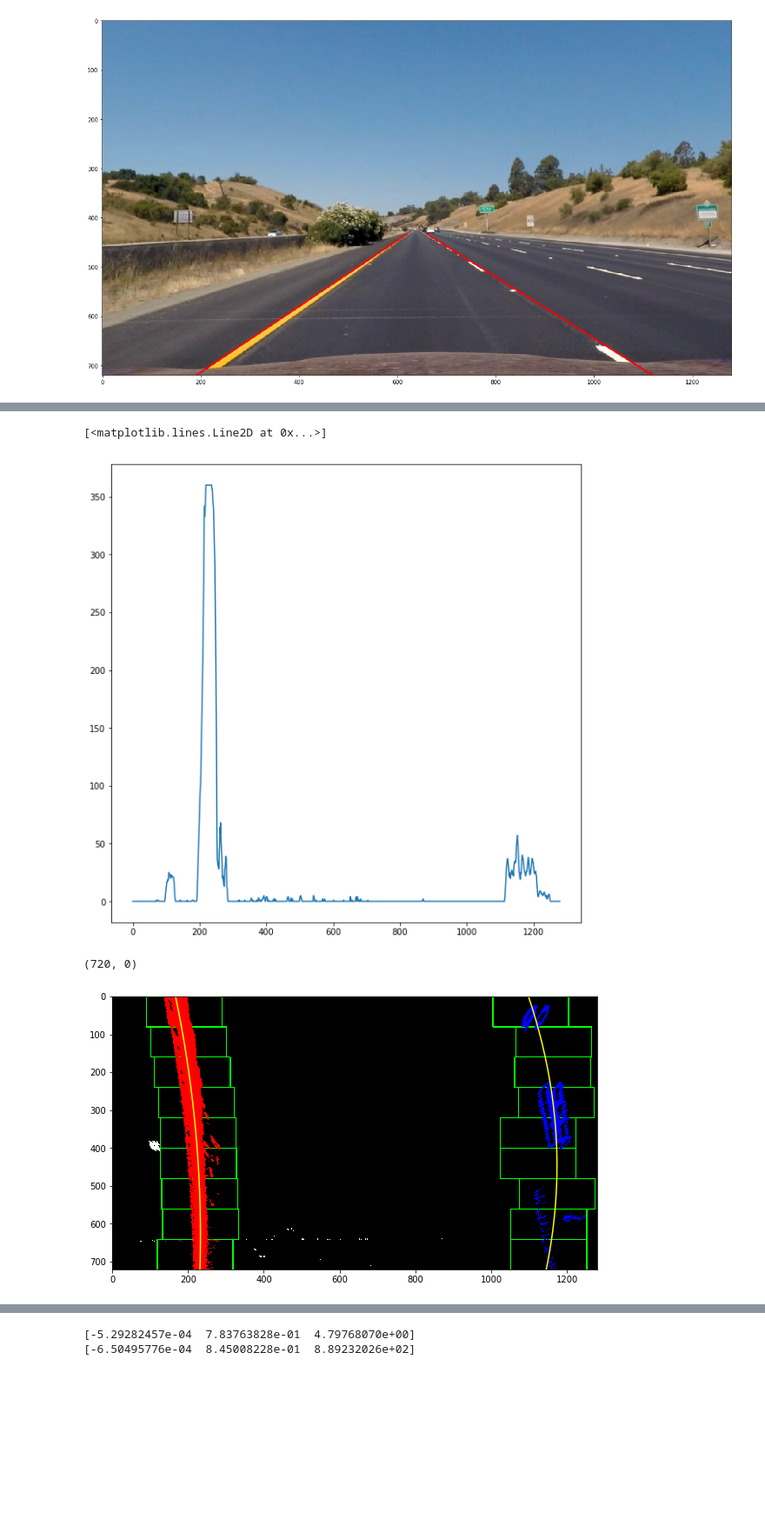
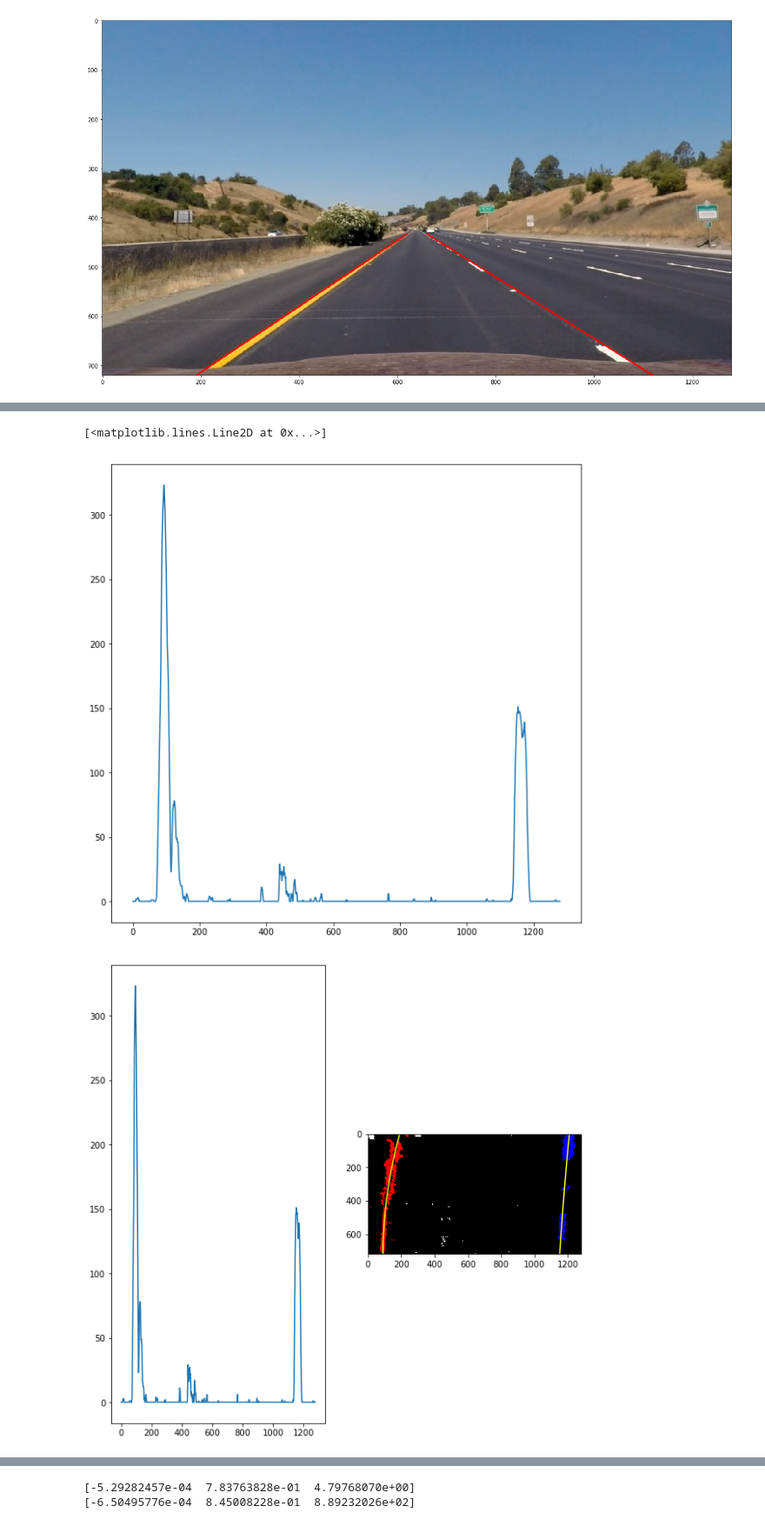
Before and after one commit to rknuffman/CarND-Advanced-Lane-Lines, a Jupyter notebook: Exploratory.ipynb, the cells around one changed output, grey strips where cells are left out. Shown at 87% size. Cells and saved outputs as stored; diff of their text form; code cells hidden in the pictures; blank space fills up the shorter version.

```diff
--- a/Exploratory.ipynb
+++ b/Exploratory.ipynb
@@ -314,10 +314,10 @@ plt.imshow(imgcopy[:,:,::-1])
 <matplotlib.image.AxesImage at 0x...>
 [figure]
 # %%
-pts = np.array([[240,675],
+pts = np.array([[180,720],
                 [550,475],
                 [740,475],
-                [1080,675]], dtype="float32")
+                [1160,720]], dtype="float32")
 dst = np.array([[100,720],
                 [100,0],
                 [1180,0],
@@ -335,7 +335,7 @@ plt.imshow(warped[:,:,::-1])
 # %%
 # curved lines
 # %%
-img = cv2.imread('test_images/test2.jpg')
+img = cv2.imread('test_images/test5.jpg')
 undst = cv2.undistort(img, mtx, dist, None, mtx)
 plt.imshow(undst[:,:,::-1])
 # %% [output]
@@ -401,7 +401,7 @@ plt.figure(figsize=(10,10))
 plt.plot(histogram)
 # %% [output]
 [<matplotlib.lines.Line2D at 0x...>]
-[figure, old version]
+[figure, new version]
 # %%
 import numpy as np
 import cv2
@@ -483,20 +483,23 @@ right_fit = np.polyfit(righty, rightx, 2)
 # %%
 # Generate x and y values for plotting
 ploty = np.linspace(0, binary_warped.shape[0]-1, binary_warped.shape[0] )
 left_fitx = left_fit[0]*ploty**2 + left_fit[1]*ploty + left_fit[2]
 right_fitx = right_fit[0]*ploty**2 + right_fit[1]*ploty + right_fit[2]
 
 out_img[nonzeroy[left_lane_inds], nonzerox[left_lane_inds]] = [255, 0, 0]
 out_img[nonzeroy[right_lane_inds], nonzerox[right_lane_inds]] = [0, 0, 255]
 plt.figure(figsize=(10,10))
+plt.subplot(121)
+plt.plot(histogram)
+plt.subplot(122)
 plt.imshow(out_img)
 plt.plot(left_fitx, ploty, color='yellow')
 plt.plot(right_fitx, ploty, color='yellow')
 plt.xlim(0, 1280)
 plt.ylim(720, 0)
+plt.savefig('output_images/histogram.png', bbox_inches='tight')
 # %% [output]
-(720, 0)
-[figure, old version]
+[figure, new version]
 # %%
 # Assume you now have a new warped binary image
 # from the next frame of video (also called "binary_warped")
```
Also changed, not shown: parts of 8 cells of this notebook.
